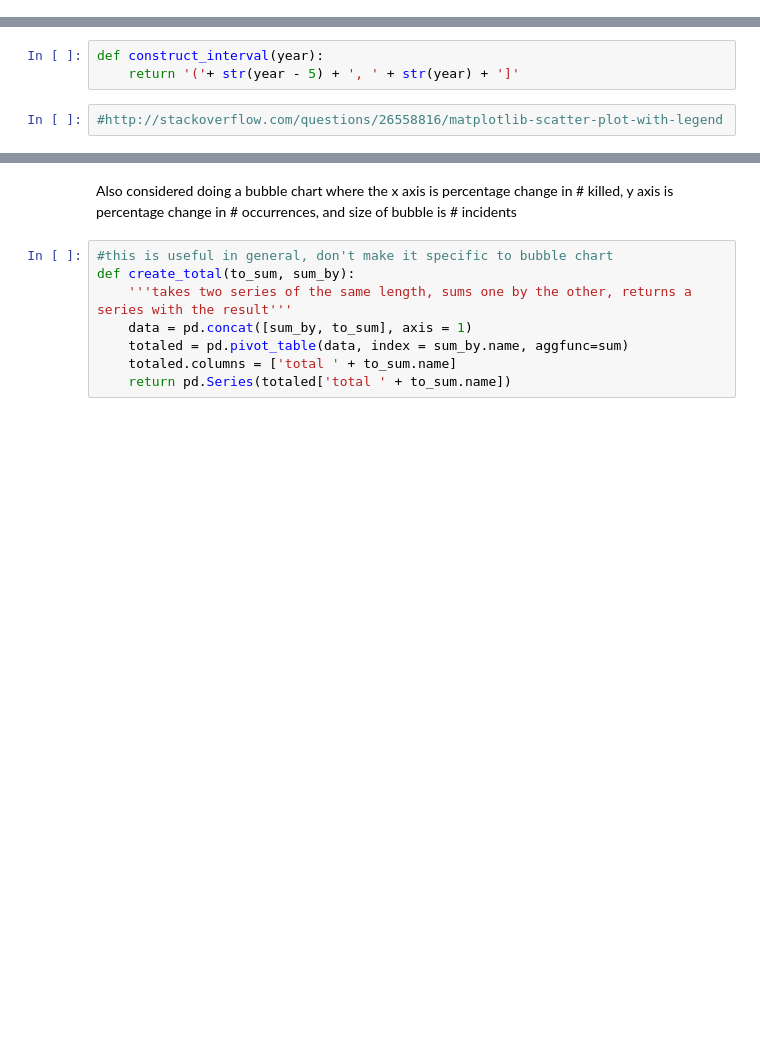
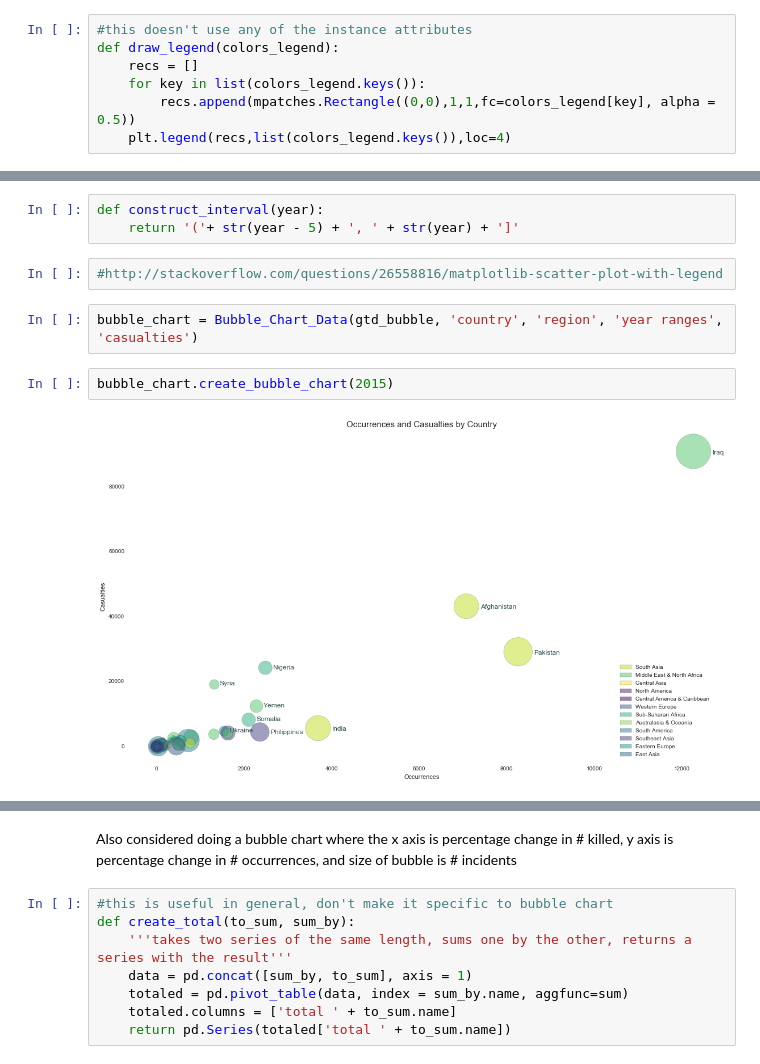
Before and after one commit to ICT4SD/Terrorism_Analysis, a Jupyter notebook: IVIS/package/Bubble Chart Class.ipynb, the cells around one changed output, grey strips where cells are left out. Cells and saved outputs as stored; diff of their text form; blank space fills up the shorter version.

Commit message:
Organized code into modules and added bubble chart to main jupyter notebook

```diff
--- a/IVIS/package/Bubble Chart Class.ipynb
+++ b/IVIS/package/Bubble Chart Class.ipynb
@@ -85,6 +85,13 @@ def count_by_groups(grouped):
     counts = grouped.count().dropna()
     counts.columns = ['count']
     return counts
+# %%
+#this doesn't use any of the instance attributes
+def draw_legend(colors_legend):
+    recs = []
+    for key in list(colors_legend.keys()):
+        recs.append(mpatches.Rectangle((0,0),1,1,fc=colors_legend[key], alpha = 0.5))
+    plt.legend(recs,list(colors_legend.keys()),loc=4)
 # %%
 #Need to deal with error handling for all this stuff
 class Bubble_Chart_Data():
@@ -163,6 +240,12 @@ def construct_interval(year):
     return '('+ str(year - 5) + ', ' + str(year) + ']'
 # %%
 #http://stackoverflow.com/questions/26558816/matplotlib-scatter-plot-with-legend
+# %%
+bubble_chart = Bubble_Chart_Data(gtd_bubble, 'country', 'region', 'year ranges', 'casualties')
+# %%
+bubble_chart.create_bubble_chart(2015)
+# %% [output]
+[figure, added]
 # %%
 import matplotlib.pyplot as plt
 
```
Also changed, not shown: parts of 7 cells of this notebook, 6 other files.
